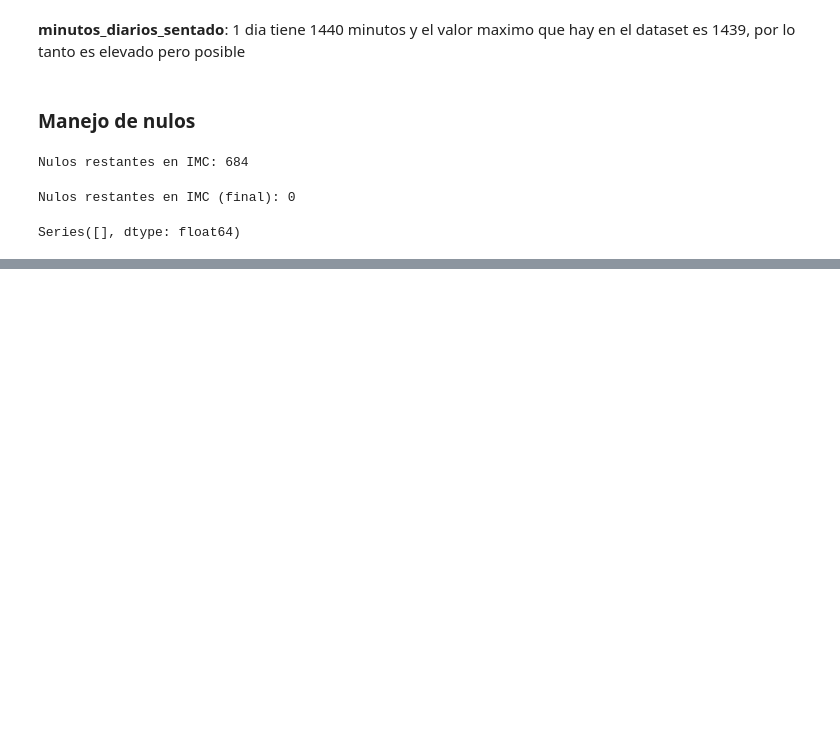
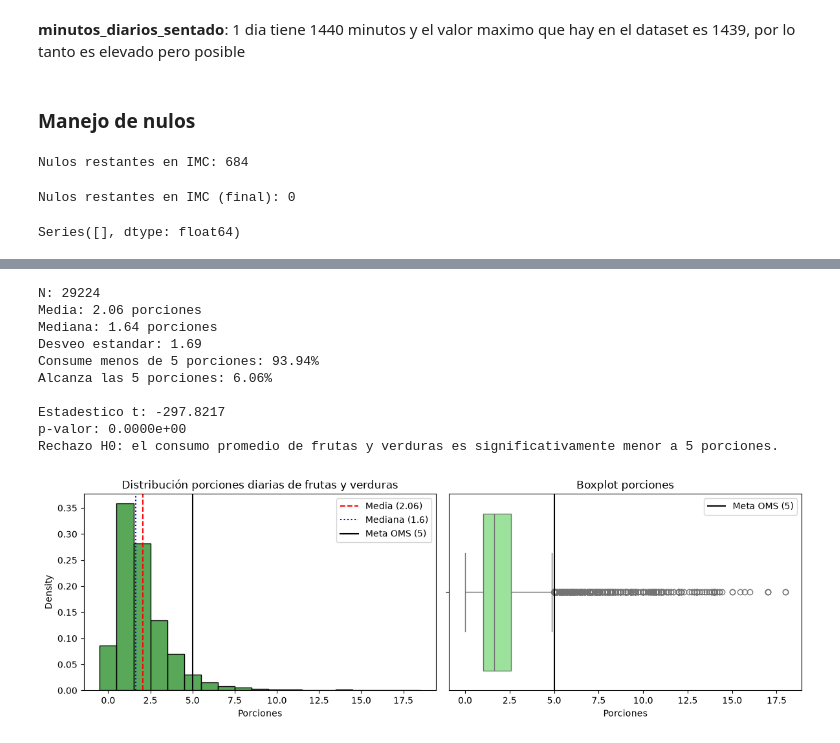
Before and after one commit to Franruaben11/fundamentos-enfr, a Jupyter notebook: analisis_enfr.ipynb, the cells around one changed output, grey strips where cells are left out. Cells and saved outputs as stored; diff of their text form; code cells hidden in the pictures; blank space fills up the shorter version.

```diff
--- a/analisis_enfr.ipynb
+++ b/analisis_enfr.ipynb
@@ -552,0 +744,59 @@ Series([], dtype: float64)
+# %%
+umbral_oms = 5.0
+alpha = 0.05
+datos_fv = df["porciones_diarias_de_frutas_verduras"]
+
+n = len(datos_fv)
+media_fv = datos_fv.mean()
+mediana_fv = datos_fv.median()
+std_fv = datos_fv.std(ddof=1)
+pct_menos_5 = (datos_fv < umbral_oms).mean() * 100
+pct_mas_5 = (datos_fv >= umbral_oms).mean() * 100
+
+print(f"N: {n}")
+print(f"Media: {media_fv:.2f} porciones")
+print(f"Mediana: {mediana_fv:.2f} porciones")
+print(f"Desveo estandar: {std_fv:.2f}")
+print(f"Consume menos de 5 porciones: {pct_menos_5:.2f}%")
+print(f"Alcanza las 5 porciones: {pct_mas_5:.2f}%")
+
+# Test t unilateral (alternative='less')
+t_stat, p_val = stats.ttest_1samp(datos_fv, popmean=umbral_oms, alternative="less")
+print(f"\nEstadestico t: {t_stat:.4f}")
+print(f"p-valor: {p_val:.4e}")
+if p_val < alpha:
+    print("Rechazo H0: el consumo promedio de frutas y verduras es significativamente menor a 5 porciones.")
+else:
+    print("No rechazo H0: el consumo promedio alcanza o supera las 5 porciones.")
+
+# Visualizacion
+fig, axes = plt.subplots(1, 2, figsize=(12, 4))
+
+sns.histplot(datos_fv, discrete=True, ax=axes[0], color="forestgreen", stat="density")
+axes[0].axvline(media_fv, color="red", linestyle="--", label=f"Media ({media_fv:.2f})")
+axes[0].axvline(mediana_fv, color="blue", linestyle=":", label=f"Mediana ({mediana_fv:.1f})")
+axes[0].axvline(umbral_oms, color="black", linestyle="-", label="Meta OMS (5)")
+axes[0].set_title("Distribucion porciones diarias de frutas y verduras")
+axes[0].set_xlabel("Porciones")
+axes[0].legend()
+
+sns.boxplot(x=datos_fv, ax=axes[1], color="lightgreen")
+axes[1].axvline(umbral_oms, color="black", linestyle="-", label="Meta OMS (5)")
+axes[1].set_title("Boxplot porciones")
+axes[1].set_xlabel("Porciones")
+axes[1].legend()
+
+plt.tight_layout()
+plt.show()
+# %% [output]
+N: 29224
+Media: 2.06 porciones
+Mediana: 1.64 porciones
+Desveo estandar: 1.69
+Consume menos de 5 porciones: 93.94%
+Alcanza las 5 porciones: 6.06%
+
+Estadestico t: -297.8217
+p-valor: 0.0000e+00
+Rechazo H0: el consumo promedio de frutas y verduras es significativamente menor a 5 porciones.
+[figure, added]
```
Also changed, not shown: parts of 45 cells of this notebook.
